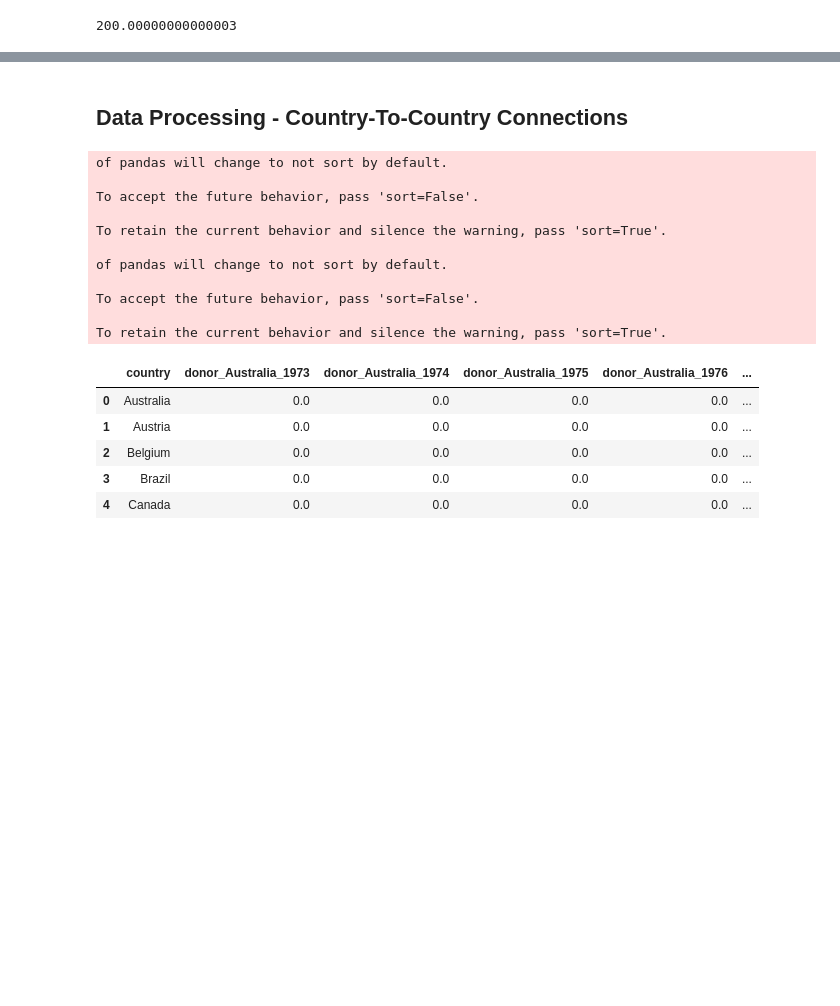
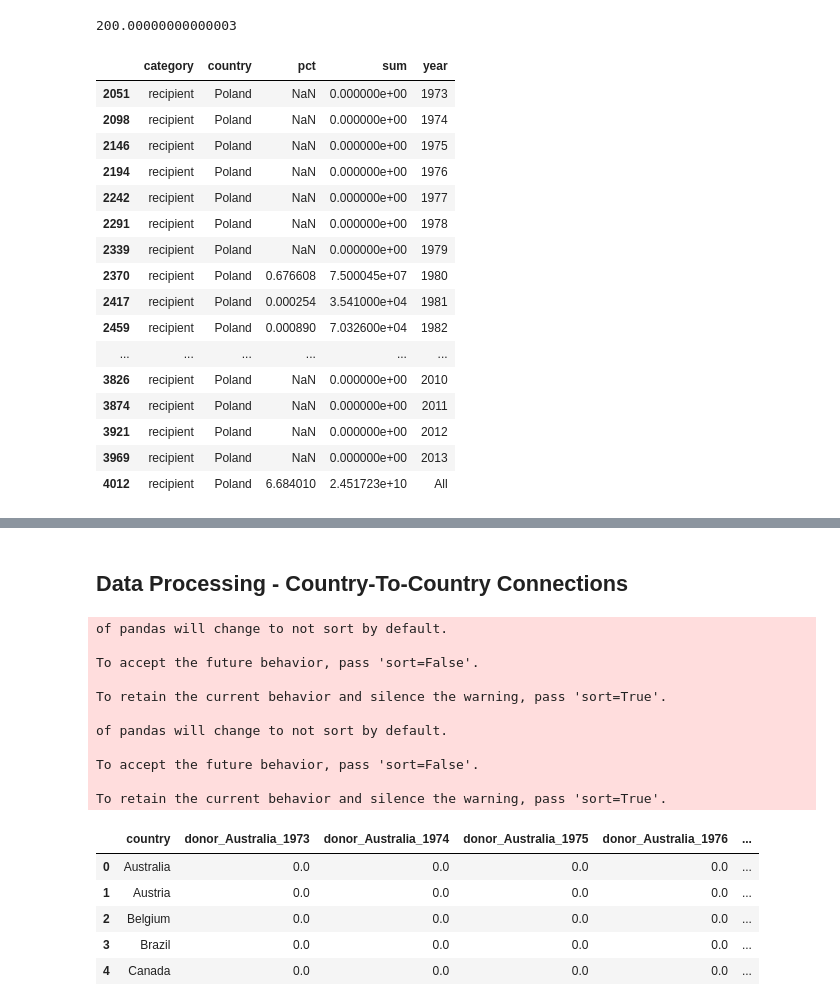
Before and after one commit to dianaow/dianaow.github.io, a Jupyter notebook: SWDchallenge/data/data_processing.ipynb, the cells around one changed output, grey strips where cells are left out. Cells and saved outputs as stored; diff of their text form; code cells hidden in the pictures; blank space fills up the shorter version.

```diff
--- a/SWDchallenge/data/data_processing.ipynb
+++ b/SWDchallenge/data/data_processing.ipynb
@@ -112,8 +113,21 @@ class DataProcessing_GlobalDistribution():
         source_count = self.global_stats(df, 'donor')
 
         # Global count
-        df = pd.concat([source_count, destination_count])
-        all_country_PT = self.country_count_PT(df)
+        all_country = pd.concat([source_count, destination_count])
+        all_country_PT = self.country_count_PT(all_country)
+
+        for c in ['donor', 'recipient']:
+            for country in list(set(list(df.donor.unique()) + list(df.recipient.unique()))):
+                for i in range(1973, 2014):
+                    tmp = all_country[(all_country['year'] == i) & (all_country['country'] == country) & (all_country['category'] == c)]
+                    if(len(tmp)==0):
+                        new = pd.DataFrame({'year': i, 'country': country, 'category': c, 'sum':0}, index=[0])
+                        all_country = pd.concat([all_country, new])
+
+        all_country_all = pd.DataFrame(all_country.groupby(['category','year'])['sum'].sum()).reset_index()
+        all_country_all['country'] = 'All'
+        all_country = pd.concat([all_country, all_country_all])
+        all_country = all_country.sort_values(['category', 'year'], ascending=True).reset_index(drop=True)
 
         # Sum
         net_all = pd.DataFrame()
@@ -135,9 +149,9 @@ class DataProcessing_GlobalDistribution():
         all_country_PT = pd.concat([all_country_PT, net_all])
 
         # Global density (in %)
-        all_country_pctPT = self.country_pct_PT(df)
+        all_country_pctPT = self.country_pct_PT(all_country)
 
-        return all_country_PT, all_country_pctPT
+        return all_country, all_country_PT, all_country_pctPT
 
     def global_stats(self, df, category):
 
@@ -176,10 +190,24 @@ class DataProcessing_GlobalDistribution():
         all_stats_PT = pd.pivot_table(df, values='pct', index=['country', 'category'], columns=['year'])
         all_stats_PT.fillna(0, inplace=True)
         return all_stats_PT.reset_index()
+
+
+    def rollup_time_count(self, df, groupby_list):
+
+        df_time = pd.DataFrame(df.groupby(groupby_list)['student_since'].count()).reset_index()
+        df_time['rollup'] = df_time.loc[0, 'student_since']
+        for i,row in df_time.iterrows():
+            try:
+                df_time.loc[i+1, 'rollup'] = df_time.loc[i, 'rollup'] + df_time.loc[i+1, 'student_since']
+            except:
+                pass
+
+        df_time['time'] = df_time.apply(lambda row: str(row['year']) + '-' + str(row['semester']), axis=1)
+        return df_time
 # %%
 gd = DataProcessing_GlobalDistribution()
 # %%
-all_country_PT, all_country_pctPT = gd.final(df_new)
+all_country, all_country_PT, all_country_pctPT = gd.final(df_new)
 # %% [output]
 of pandas will change to not sort by default.
 
@@ -234,2 +235,22 @@ all_country_pctPT[["All"]].values.sum()
 all_country_PT.to_csv('all_country_PT.csv', index=False)
 all_country_pctPT.to_csv('all_country_pctPT.csv', index=False)
+# %%
+all_country[(all_country['country'] == 'Poland') & (all_country['category'] == 'recipient')]
+# %% [output]
+|  | category | country | pct | sum | year |
+| 2051 | recipient | Poland | NaN | 0.000000e+00 | 1973 |
+| 2098 | recipient | Poland | NaN | 0.000000e+00 | 1974 |
+| 2146 | recipient | Poland | NaN | 0.000000e+00 | 1975 |
+| 2194 | recipient | Poland | NaN | 0.000000e+00 | 1976 |
+| 2242 | recipient | Poland | NaN | 0.000000e+00 | 1977 |
+| 2291 | recipient | Poland | NaN | 0.000000e+00 | 1978 |
+| 2339 | recipient | Poland | NaN | 0.000000e+00 | 1979 |
+| 2370 | recipient | Poland | 0.676608 | 7.500045e+07 | 1980 |
+| 2417 | recipient | Poland | 0.000254 | 3.541000e+04 | 1981 |
+| 2459 | recipient | Poland | 0.000890 | 7.032600e+04 | 1982 |
+| ... | ... | ... | ... | ... | ... |
+| 3826 | recipient | Poland | NaN | 0.000000e+00 | 2010 |
+| 3874 | recipient | Poland | NaN | 0.000000e+00 | 2011 |
+| 3921 | recipient | Poland | NaN | 0.000000e+00 | 2012 |
+| 3969 | recipient | Poland | NaN | 0.000000e+00 | 2013 |
+| 4012 | recipient | Poland | 6.684010 | 2.451723e+10 | All |
```
Also changed, not shown: parts of 15 cells of this notebook, 11 other files.
